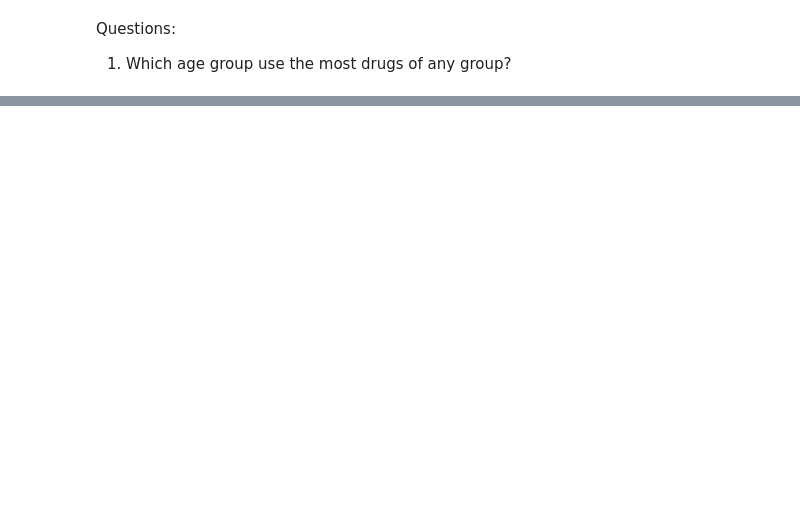
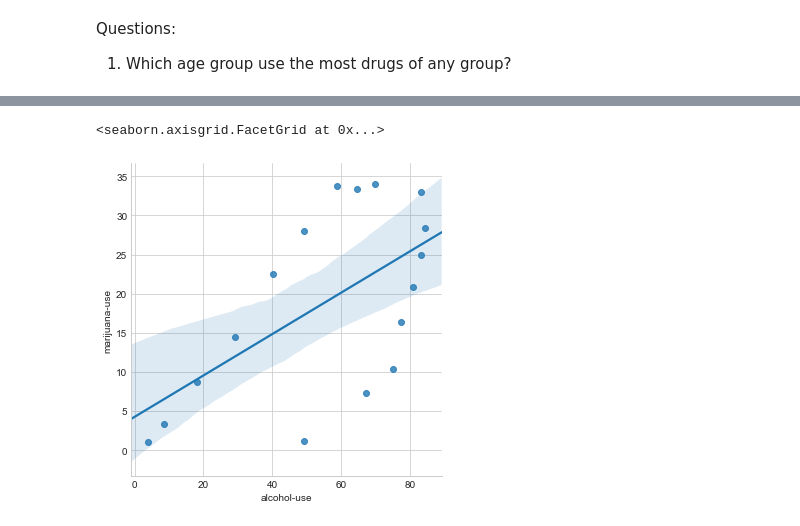
Before and after one commit to Georgiazzy/drug-use, a Jupyter notebook: drug_use_raw.ipynb, the cells around one changed output, grey strips where cells are left out. Saved outputs shown, nothing was run; the diff lists cells and outputs as text; code cells hidden in the pictures; blank space fills up the shorter version.

Commit message:
creating seaborn visualization

```diff
--- a/drug_use_raw.ipynb
+++ b/drug_use_raw.ipynb
@@ -8,7 +8,6 @@ import numpy as np
 import math
 % matplotlib inline
 import matplotlib.pyplot as plt
-plt.style.use('bmh')
 import seaborn as sns
 import scipy.stats  as stats
 
@@ -16,36 +15,5 @@ import scipy.stats  as stats
 #key structure: [drug]-[x] where x is in {use, frequency}
 #use=past 12 months
 #frequency = number of times in the past 12 months
-
-drug_use_by_age_df = pd.read_csv('data/drug-use-by-age.csv', index_col=0).replace('-', np.nan)
-
-'''For each column, we find the row (the age group) which takes the max value for that column.
-For example, max_age_group_dict['alcohol-use'] = 22-23.'''
-
-max_age_group_dict = {}
-drug_use_by_age_df.head(10)
-for key in list(drug_use_by_age_df):
-    max_age_group_dict[key] = drug_use_by_age_df[key].dropna().argmax()
-# fig, ax = plt.subplots()
-
-
-'''Define the barchart function'''
-def plot_marriagerate_over_time(keys, labels, title, flip_values):
-    fig = plt.figure(figsize=[18, 12])
-    ax = plt.subplot()
-    for i in range(len(keys)): #will this compile?
-        if (flip_values):
-            ax.plot(years_tracked, 1 - drug_use_by_age_df[keys[i]], label=labels[i])
-        else:
-            ax.plot(years_tracked, drug_use_by_age_df[keys[i]], label=labels[i])
-    ax.set_title(title, fontsize=50)
-    ax.set_ylim(0, 1)
-    ax.set_xlabel('Year', fontsize=40)
-    ax.set_ylabel('Marriage Rate', fontsize=40)
-    ax.tick_params(labelsize=30)
-    ax.legend(fontsize=30)
-    fig.show()
-
-for x in max_age_group_dict.keys():
-    print(x, max_age_group_dict[x])
-drug_use_by_age_df.head(20)
+FILEPATH = 'data/drug-use-by-age.csv'
+drug_use_by_age_df = pd.read_csv(FILEPATH).replace('-', 0)
@@ -118,0 +46,7 @@ drug_use_by_age_df.corr()
+# %%
+sns.set_style('whitegrid')
+# %%
+sns.lmplot('alcohol-use', 'marijuana-use', drug_use_by_age_df)
+# %% [output]
+<seaborn.axisgrid.FacetGrid at 0x...>
+[figure, added]
```
Also changed, not shown: parts of 12 cells of this notebook.
